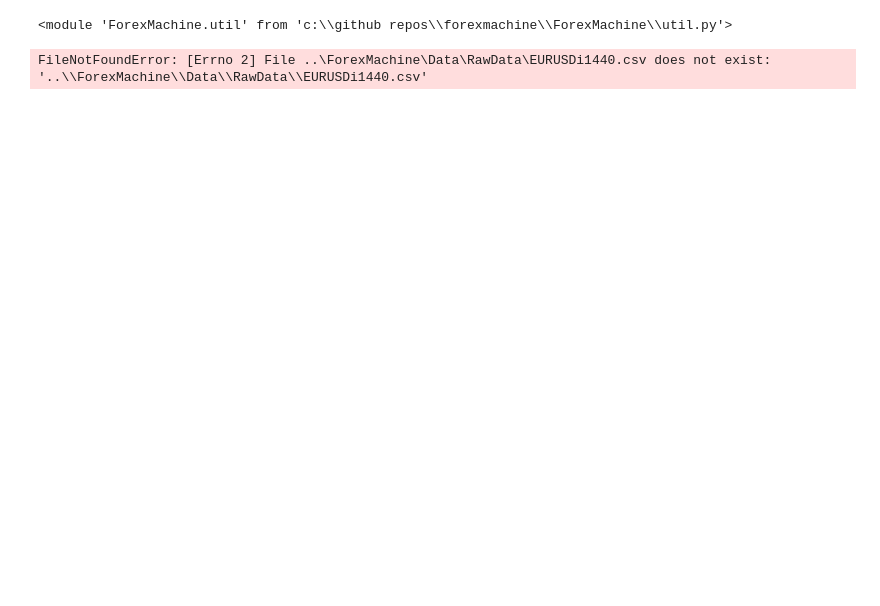
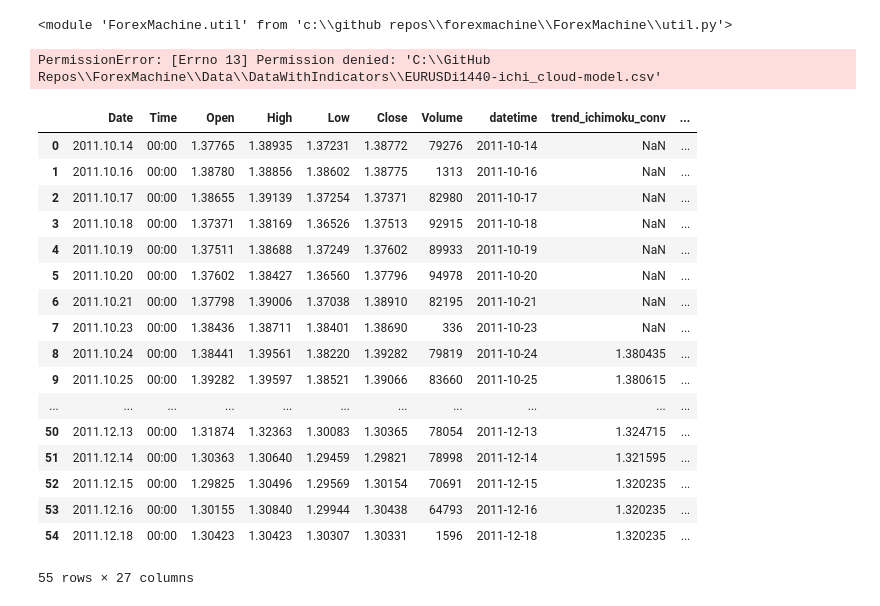
Before and after one commit to 2nsobi/ForexMachine, a Jupyter notebook: notebooks/get_ichimoku_signals.ipynb, the cells around one changed output. Cells and saved outputs as stored; diff of their text form; code cells hidden in the pictures; blank space fills up the shorter version.

```diff
--- a/notebooks/get_ichimoku_signals.ipynb
+++ b/notebooks/get_ichimoku_signals.ipynb
@@ -24,9 +26,29 @@ current_model = config['current_model']
 indicators = config[current_model]['indicators']
 # Read in data with indicators
 data_with_indicators = gi.add_indicators_to_raw(filepath='..\Data\RawData\EURUSDi1440.csv',save_to_disk=True,config=config)
-data_with_indicators.head()
 # %% [output]
-FileNotFoundError: [Errno 2] File ..\ForexMachine\Data\RawData\EURUSDi1440.csv does not exist: '..\\ForexMachine\\Data\\RawData\\EURUSDi1440.csv'
+PermissionError: [Errno 13] Permission denied: 'C:\\GitHub Repos\\ForexMachine\\Data\\DataWithIndicators\\EURUSDi1440-ichi_cloud-model.csv'
+# %%
+data_with_indicators.head(55)
+# %% [output]
+|  | Date | Time | Open | High | Low | Close | Volume | datetime | trend_ichimoku_conv | ... |
+| 0 | 2011.10.14 | 00:00 | 1.37765 | 1.38935 | 1.37231 | 1.38772 | 79276 | 2011-10-14 | NaN | ... |
+| 1 | 2011.10.16 | 00:00 | 1.38780 | 1.38856 | 1.38602 | 1.38775 | 1313 | 2011-10-16 | NaN | ... |
+| 2 | 2011.10.17 | 00:00 | 1.38655 | 1.39139 | 1.37254 | 1.37371 | 82980 | 2011-10-17 | NaN | ... |
+| 3 | 2011.10.18 | 00:00 | 1.37371 | 1.38169 | 1.36526 | 1.37513 | 92915 | 2011-10-18 | NaN | ... |
+| 4 | 2011.10.19 | 00:00 | 1.37511 | 1.38688 | 1.37249 | 1.37602 | 89933 | 2011-10-19 | NaN | ... |
+| 5 | 2011.10.20 | 00:00 | 1.37602 | 1.38427 | 1.36560 | 1.37796 | 94978 | 2011-10-20 | NaN | ... |
+| 6 | 2011.10.21 | 00:00 | 1.37798 | 1.39006 | 1.37038 | 1.38910 | 82195 | 2011-10-21 | NaN | ... |
+| 7 | 2011.10.23 | 00:00 | 1.38436 | 1.38711 | 1.38401 | 1.38690 | 336 | 2011-10-23 | NaN | ... |
+| 8 | 2011.10.24 | 00:00 | 1.38441 | 1.39561 | 1.38220 | 1.39282 | 79819 | 2011-10-24 | 1.380435 | ... |
+| 9 | 2011.10.25 | 00:00 | 1.39282 | 1.39597 | 1.38521 | 1.39066 | 83660 | 2011-10-25 | 1.380615 | ... |
+| ... | ... | ... | ... | ... | ... | ... | ... | ... | ... | ... |
+| 50 | 2011.12.13 | 00:00 | 1.31874 | 1.32363 | 1.30083 | 1.30365 | 78054 | 2011-12-13 | 1.324715 | ... |
+| 51 | 2011.12.14 | 00:00 | 1.30363 | 1.30640 | 1.29459 | 1.29821 | 78998 | 2011-12-14 | 1.321595 | ... |
+| 52 | 2011.12.15 | 00:00 | 1.29825 | 1.30496 | 1.29569 | 1.30154 | 70691 | 2011-12-15 | 1.320235 | ... |
+| 53 | 2011.12.16 | 00:00 | 1.30155 | 1.30840 | 1.29944 | 1.30438 | 64793 | 2011-12-16 | 1.320235 | ... |
+| 54 | 2011.12.18 | 00:00 | 1.30423 | 1.30423 | 1.30307 | 1.30331 | 1596 | 2011-12-18 | 1.320235 | ... |
+55 rows × 27 columns
 # %%
 def get_index_range(df,datetime1,datetime2):
     i1 = -1
```
Also changed, not shown: parts of 6 cells of this notebook, 2 other files.
